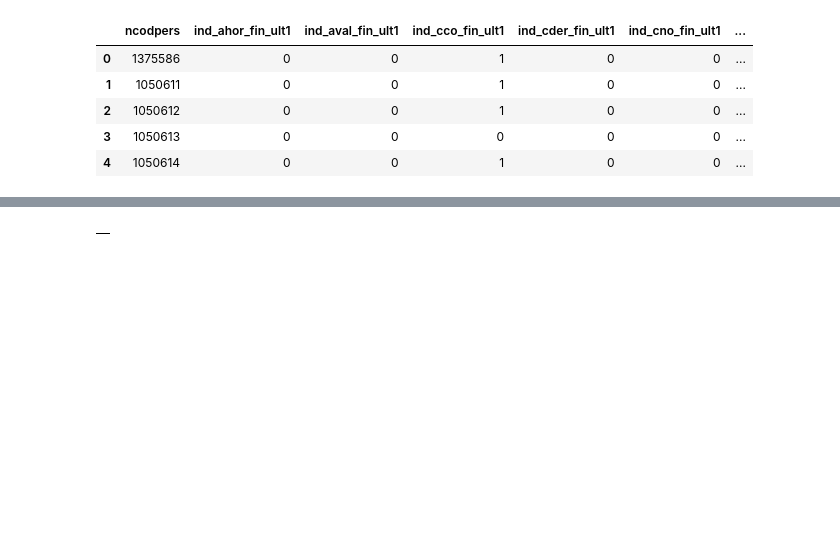
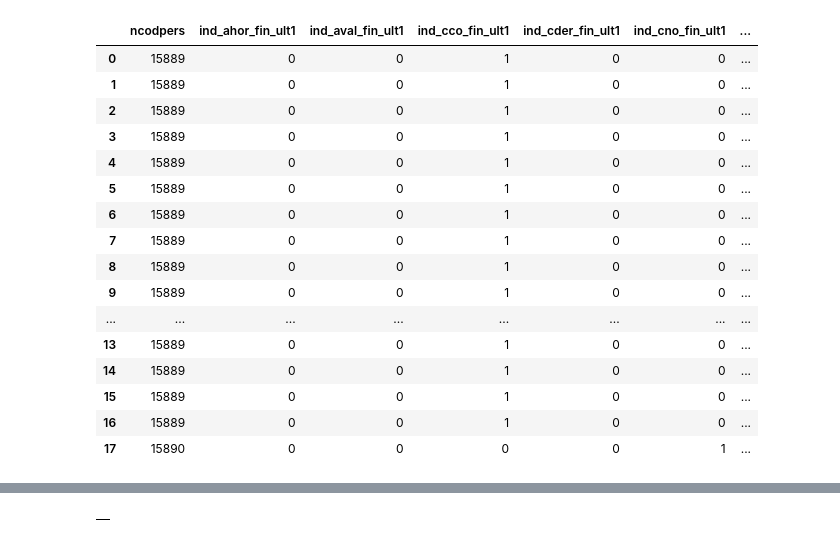
Before and after one commit to PetrShypila/Santander-Competition, a Jupyter notebook: notebooks/1-preprocessing.ipynb, the cells around one changed output, grey strips where cells are left out. Saved outputs shown, nothing was run; the diff lists cells and outputs as text; code cells hidden in the pictures; blank space fills up the shorter version.

```diff
--- a/notebooks/1-preprocessing.ipynb
+++ b/notebooks/1-preprocessing.ipynb
@@ -26,6 +17,8 @@ len(temp.ncodpers.unique())
 # %%
-# Remove all profiles where at least one month is corrupted(contains null values in all columns)
+# Remove corrupted entries
+print('%d users before cleaning' % len(corrupted.ncodpers.unique()))
 corrupted = corrupted[corrupted.age.notnull()]
-print(len(corrupted.ncodpers.unique()))
+corrupted = corrupted[corrupted.sexo.notnull()]
+print('%d users after cleaning' % len(corrupted.ncodpers.unique()))
 corrupted.drop('nomprov', axis=1, inplace=True) # Drop province name. It is 100% useless
 # %% [output]
@@ -35 +27,5 @@ X_train = corrupted.ix[:,:'segmento']
+# %%
+corrupted.sort_values(['ncodpers', 'fecha_dato'], inplace=True)
+corrupted.reset_index(drop=True, inplace=True)
+X_train = corrupted.ix[:,:'segmento']
 # %%
@@ -45,14 +52,25 @@ X_train.head()
 y_train = corrupted.ix[:,'ind_ahor_fin_ult1':]
 y_train.insert(0, 'ncodpers', X_train.ix[:,'ncodpers'])
 # %%
-y_train.head()
+y_train.head(18)
 # %% [output]
 |  | ncodpers | ind_ahor_fin_ult1 | ind_aval_fin_ult1 | ind_cco_fin_ult1 | ind_cder_fin_ult1 | ind_cno_fin_ult1 | ... |
-| 0 | 1375586 | 0 | 0 | 1 | 0 | 0 | ... |
-| 1 | 1050611 | 0 | 0 | 1 | 0 | 0 | ... |
-| 2 | 1050612 | 0 | 0 | 1 | 0 | 0 | ... |
-| 3 | 1050613 | 0 | 0 | 0 | 0 | 0 | ... |
-| 4 | 1050614 | 0 | 0 | 1 | 0 | 0 | ... |
+| 0 | 15889 | 0 | 0 | 1 | 0 | 0 | ... |
+| 1 | 15889 | 0 | 0 | 1 | 0 | 0 | ... |
+| 2 | 15889 | 0 | 0 | 1 | 0 | 0 | ... |
+| 3 | 15889 | 0 | 0 | 1 | 0 | 0 | ... |
+| 4 | 15889 | 0 | 0 | 1 | 0 | 0 | ... |
+| 5 | 15889 | 0 | 0 | 1 | 0 | 0 | ... |
+| 6 | 15889 | 0 | 0 | 1 | 0 | 0 | ... |
+| 7 | 15889 | 0 | 0 | 1 | 0 | 0 | ... |
+| 8 | 15889 | 0 | 0 | 1 | 0 | 0 | ... |
+| 9 | 15889 | 0 | 0 | 1 | 0 | 0 | ... |
+| ... | ... | ... | ... | ... | ... | ... | ... |
+| 13 | 15889 | 0 | 0 | 1 | 0 | 0 | ... |
+| 14 | 15889 | 0 | 0 | 1 | 0 | 0 | ... |
+| 15 | 15889 | 0 | 0 | 1 | 0 | 0 | ... |
+| 16 | 15889 | 0 | 0 | 1 | 0 | 0 | ... |
+| 17 | 15890 | 0 | 0 | 0 | 0 | 1 | ... |
 # %%
 del corrupted
 # %%
```
Also changed, not shown: parts of 12 cells of this notebook.
